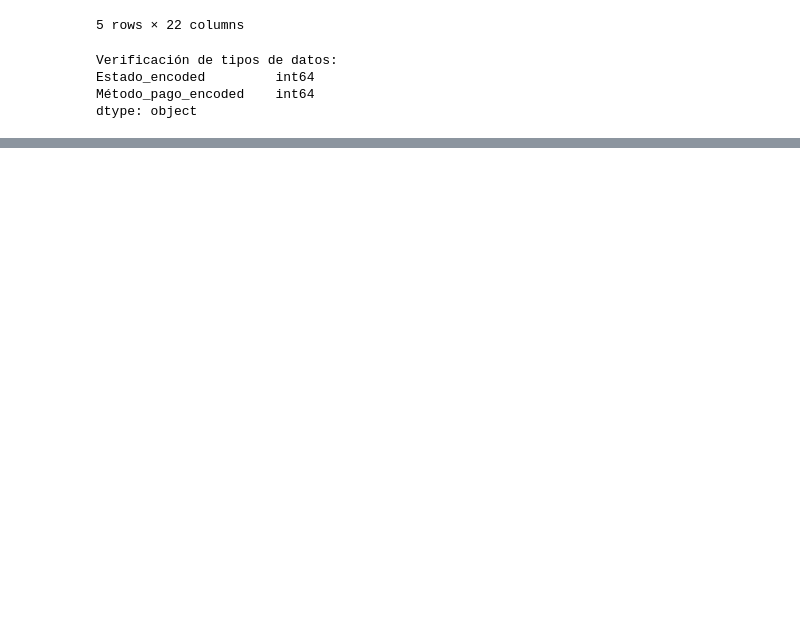
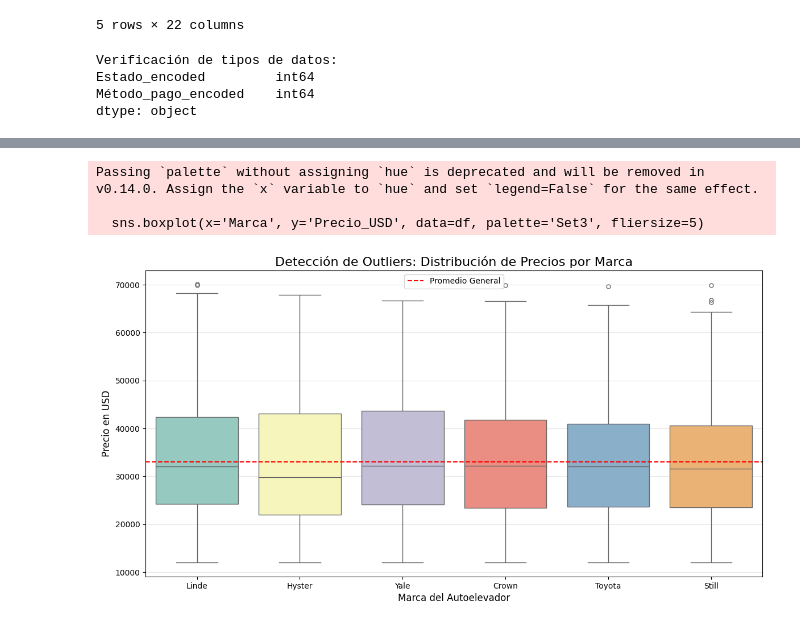
Before and after one commit to ameschini2206/DSII-Primera_Entrega_Alejandro_Meschini, a Jupyter notebook: Primera_Entrega.ipynb, the cells around one changed output, grey strips where cells are left out. Cells and saved outputs as stored; diff of their text form; code cells hidden in the pictures; blank space fills up the shorter version.

```diff
--- a/Primera_Entrega.ipynb
+++ b/Primera_Entrega.ipynb
@@ -355,0 +358,21 @@ dtype: object
+# %%
+# 1. Definimos las columnas numéricas críticas para limpiar
+columnas_outliers = ['Precio_USD', 'Horas_uso']
+
+print(f"Registros antes de limpiar: {len(df)}")
+
+# 2. Aplicamos el filtro IQR
+for col in columnas_outliers:
+    Q1 = df[col].quantile(0.25)
+    Q3 = df[col].quantile(0.75)
+    IQR = Q3 - Q1
+
+    limite_inferior = Q1 - 1.5 * IQR
+    limite_superior = Q3 + 1.5 * IQR
+
+    # Filtramos el DataFrame original para quedarnos solo con lo que está en el rango
+    # (Mantenemos los valores que NO son outliers)
+    df = df[(df[col] >= limite_inferior) & (df[col] <= limite_superior)]
+
+print(f"Registros después de limpiar: {len(df)}")
+print(f"Se eliminaron {1250 - len(df)} registros atípicos o con errores de carga.")
@@ -355,0 +385,19 @@ dtype: object
+# %%
+plt.figure(figsize=(14, 7))
+
+sns.boxplot(x='Marca', y='Precio_USD', data=df, palette='Set3', fliersize=5)
+
+plt.axhline(df['Precio_USD'].mean(), color='red', linestyle='--', label='Promedio General')
+
+plt.title('Detección de Outliers: Distribución de Precios por Marca', fontsize=16)
+plt.xlabel('Marca del Autoelevador', fontsize=12)
+plt.ylabel('Precio en USD', fontsize=12)
+plt.legend()
+plt.grid(axis='y', alpha=0.3)
+
+plt.show()
+# %% [output]
+Passing `palette` without assigning `hue` is deprecated and will be removed in v0.14.0. Assign the `x` variable to `hue` and set `legend=False` for the same effect.
+
+  sns.boxplot(x='Marca', y='Precio_USD', data=df, palette='Set3', fliersize=5)
+[figure, added]
```
Also changed, not shown: parts of 19 cells of this notebook.
